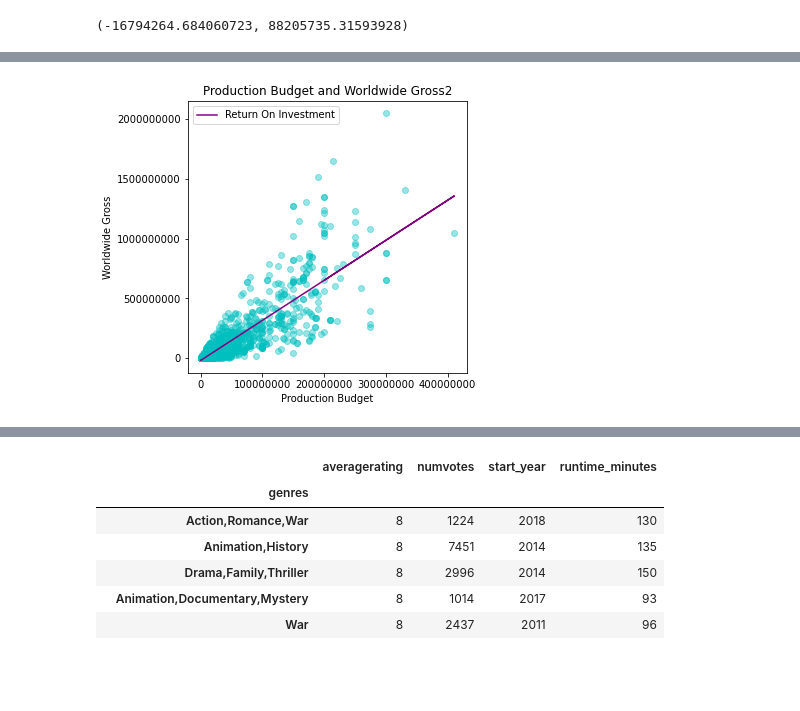
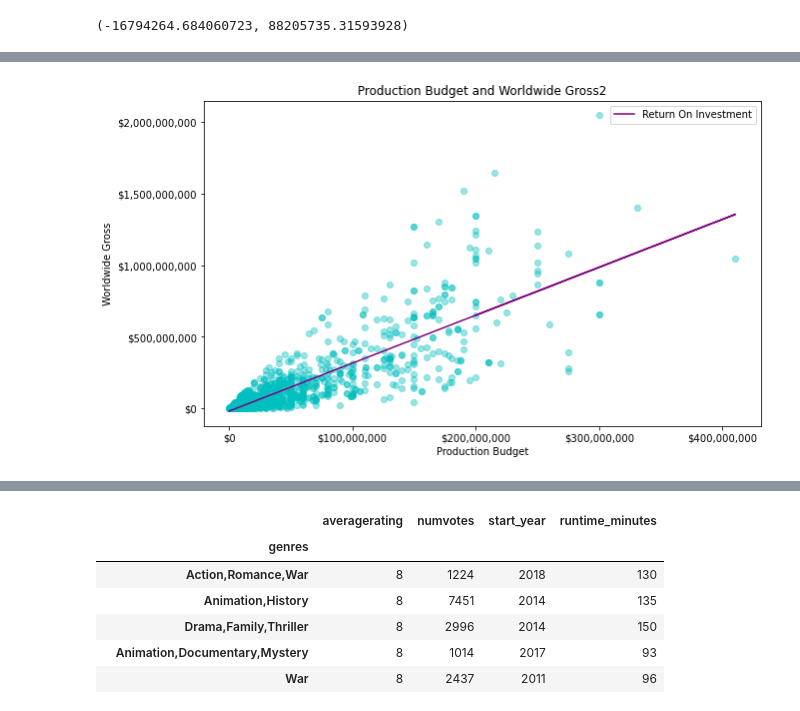
Before and after one commit to xiaohua-su/Film-Analysis, a Jupyter notebook: Analysis_of_Films.ipynb, the cells around one changed output, grey strips where cells are left out. Drawn from its saved outputs; the diff is of its cells as text; code cells hidden in the pictures; blank space fills up the shorter version.

```diff
--- a/Analysis_of_Films.ipynb
+++ b/Analysis_of_Films.ipynb
@@ -236,35 +282,38 @@ np.corrcoef(clean_columns['production_budget'] , y = clean_columns['worldwide_gr
 # %%
 clean_columns['gross_to_budget_ratio'] = clean_columns['worldwide_gross'] / clean_columns['production_budget']
 
-#Make to help determining bounds of the graph
+#Mhelp determining bounds of the graph
 q3, q1 = np.percentile(clean_columns['gross_to_budget_ratio'], [75, 25])
 q3, q1
 iqr = q3-q1
 
 lower_limit = clean_columns['gross_to_budget_ratio'].mean()-(iqr*1.5)
 
 upper_limit = clean_columns['gross_to_budget_ratio'].mean()+(iqr*1.5)
 
 lower_limit, upper_limit
 
 #limiting data to the upper limit of the iqr
 movies_oultierless = clean_columns[clean_columns['gross_to_budget_ratio']<upper_limit]
 
 
 #graph of movies_oultierless
-fig, ax = plt.subplots(figsize=(5,5))
+fig, ax = plt.subplots(figsize=(10,6))
 ax.ticklabel_format(style='plain')
 ax.scatter(movies_oultierless['production_budget'] , y = movies_oultierless['worldwide_gross'], alpha = .4, c="c");
 
 x=movies_oultierless['production_budget']
 y=movies_oultierless['worldwide_gross']
 m, b = np.polyfit(x,y,1)
 plt.plot(x, m*x + b, c="purple")
 plt.legend(['Return On Investment'])
 
 
 ax.set_title('Production Budget and Worldwide Gross2')
 ax.set_xlabel('Production Budget')
-ax.set_ylabel('Worldwide Gross');
+ax.set_ylabel('Worldwide Gross')
+ax.yaxis.set_major_formatter(ticker.StrMethodFormatter('${x:,.0f}'))
+ax.xaxis.set_major_formatter(ticker.StrMethodFormatter('${x:,.0f}'))
+plt.savefig('./Untitled Folder/Production Budget and Worldwide Gross outlierless.png');
 # %% [output]
-[figure, old version]
+[figure, new version]
```
Also changed, not shown: parts of 70 cells of this notebook, 7 other files.
